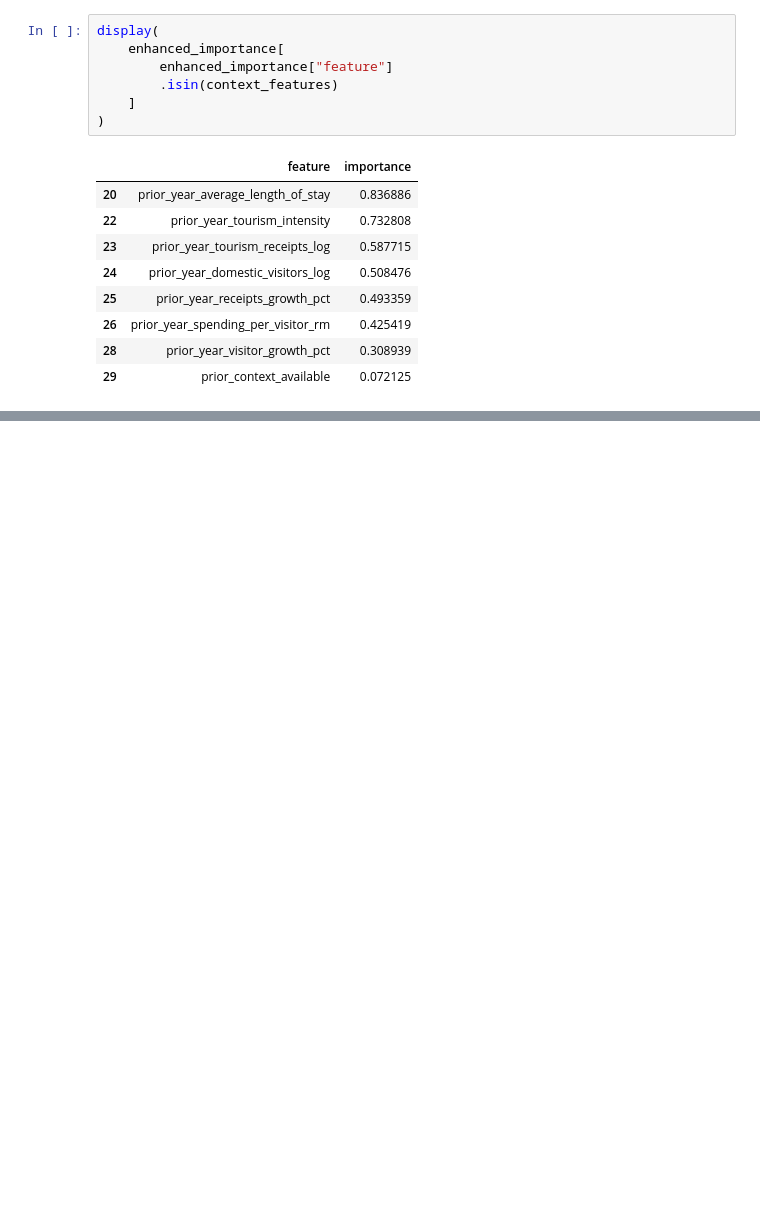
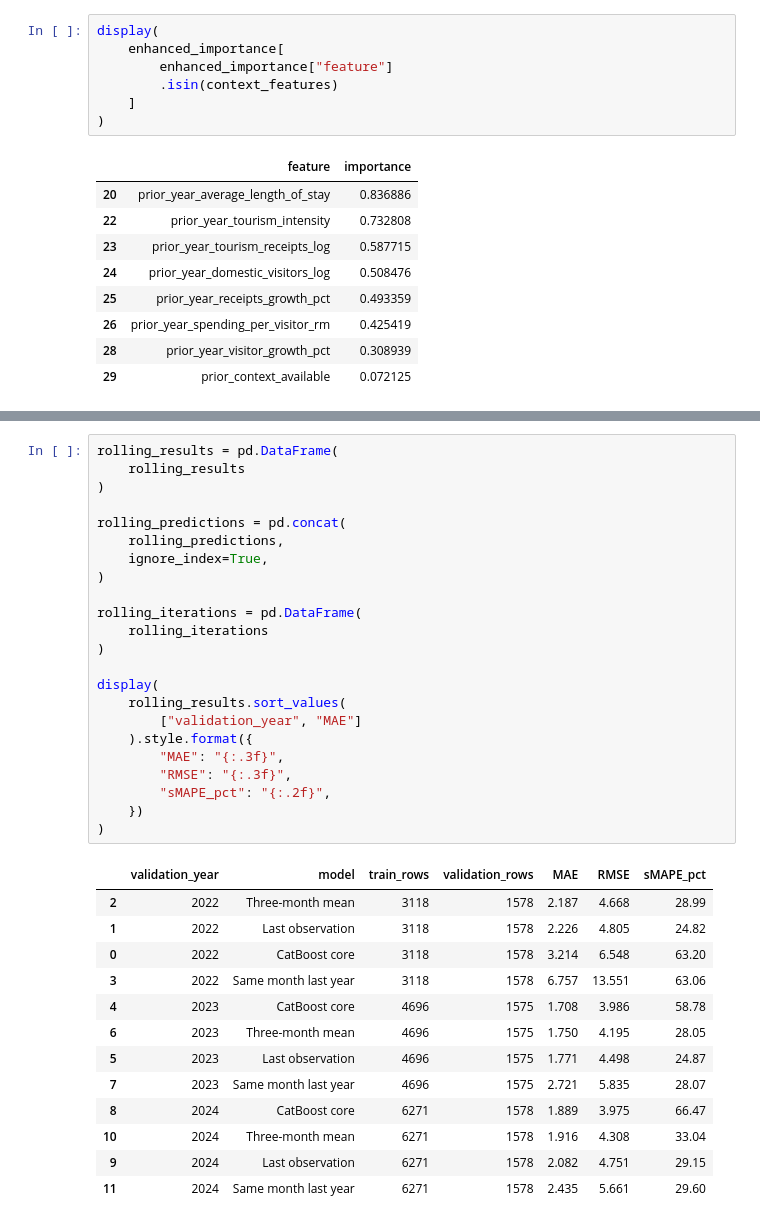
Before and after one commit to Nadsyuhamus/Databladez_Tourism, a Jupyter notebook: 01_data_audit.ipynb, the cells around one changed output, grey strips where cells are left out. Saved outputs shown, nothing was run; the diff lists cells and outputs as text; blank space fills up the shorter version.

```diff
--- a/01_data_audit.ipynb
+++ b/01_data_audit.ipynb
@@ -2047,0 +2271,37 @@ display(
+# %%
+rolling_results = pd.DataFrame(
+    rolling_results
+)
+
+rolling_predictions = pd.concat(
+    rolling_predictions,
+    ignore_index=True,
+)
+
+rolling_iterations = pd.DataFrame(
+    rolling_iterations
+)
+
+display(
+    rolling_results.sort_values(
+        ["validation_year", "MAE"]
+    ).style.format({
+        "MAE": "{:.3f}",
+        "RMSE": "{:.3f}",
+        "sMAPE_pct": "{:.2f}",
+    })
+)
+# %% [output]
+|  | validation_year | model | train_rows | validation_rows | MAE | RMSE | sMAPE_pct |
+| 2 | 2022 | Three-month mean | 3118 | 1578 | 2.187 | 4.668 | 28.99 |
+| 1 | 2022 | Last observation | 3118 | 1578 | 2.226 | 4.805 | 24.82 |
+| 0 | 2022 | CatBoost core | 3118 | 1578 | 3.214 | 6.548 | 63.20 |
+| 3 | 2022 | Same month last year | 3118 | 1578 | 6.757 | 13.551 | 63.06 |
+| 4 | 2023 | CatBoost core | 4696 | 1575 | 1.708 | 3.986 | 58.78 |
+| 6 | 2023 | Three-month mean | 4696 | 1575 | 1.750 | 4.195 | 28.05 |
+| 5 | 2023 | Last observation | 4696 | 1575 | 1.771 | 4.498 | 24.87 |
+| 7 | 2023 | Same month last year | 4696 | 1575 | 2.721 | 5.835 | 28.07 |
+| 8 | 2024 | CatBoost core | 6271 | 1578 | 1.889 | 3.975 | 66.47 |
+| 10 | 2024 | Three-month mean | 6271 | 1578 | 1.916 | 4.308 | 33.04 |
+| 9 | 2024 | Last observation | 6271 | 1578 | 2.082 | 4.751 | 29.15 |
+| 11 | 2024 | Same month last year | 6271 | 1578 | 2.435 | 5.661 | 29.60 |
```
Also changed, not shown: parts of 35 cells of this notebook.
